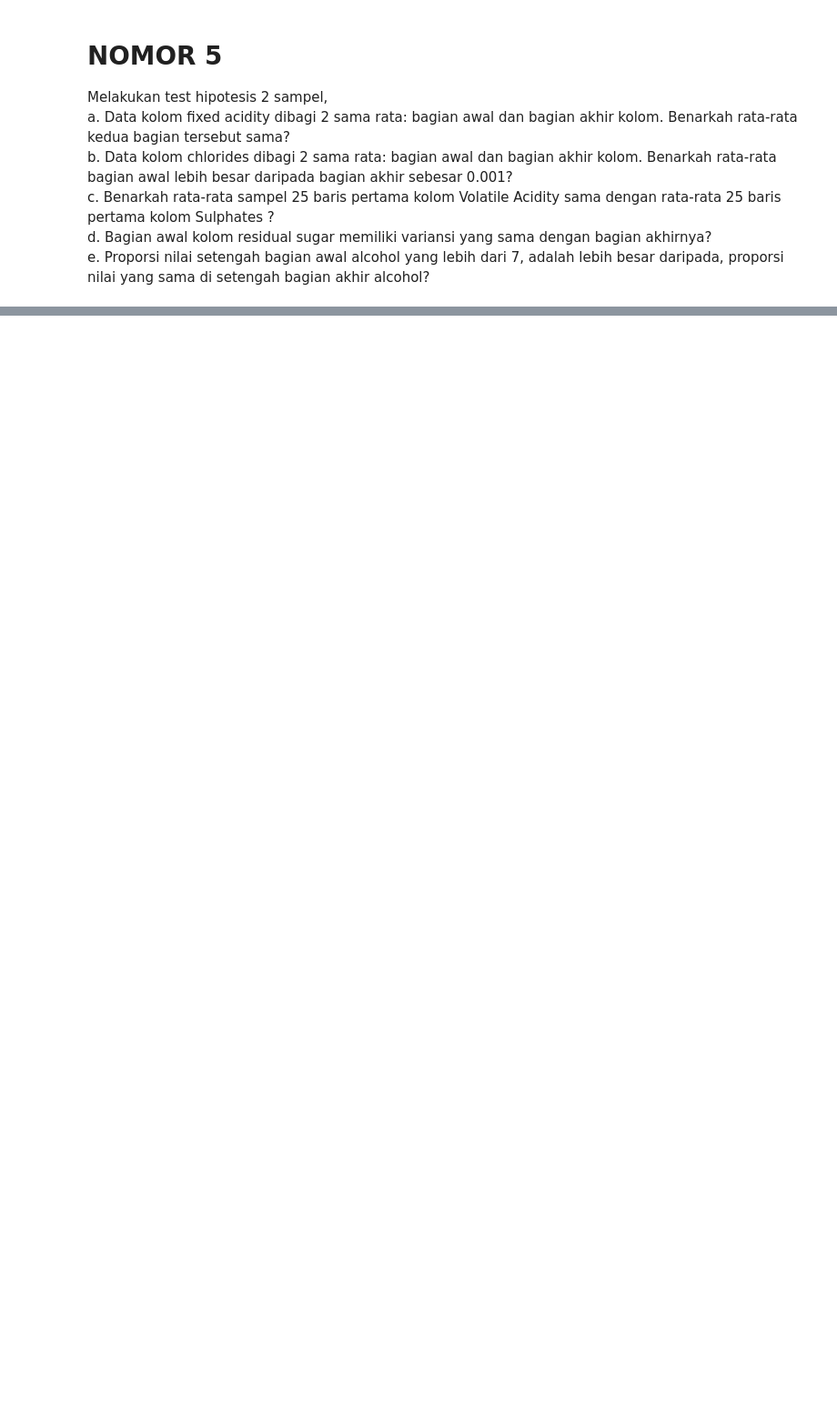
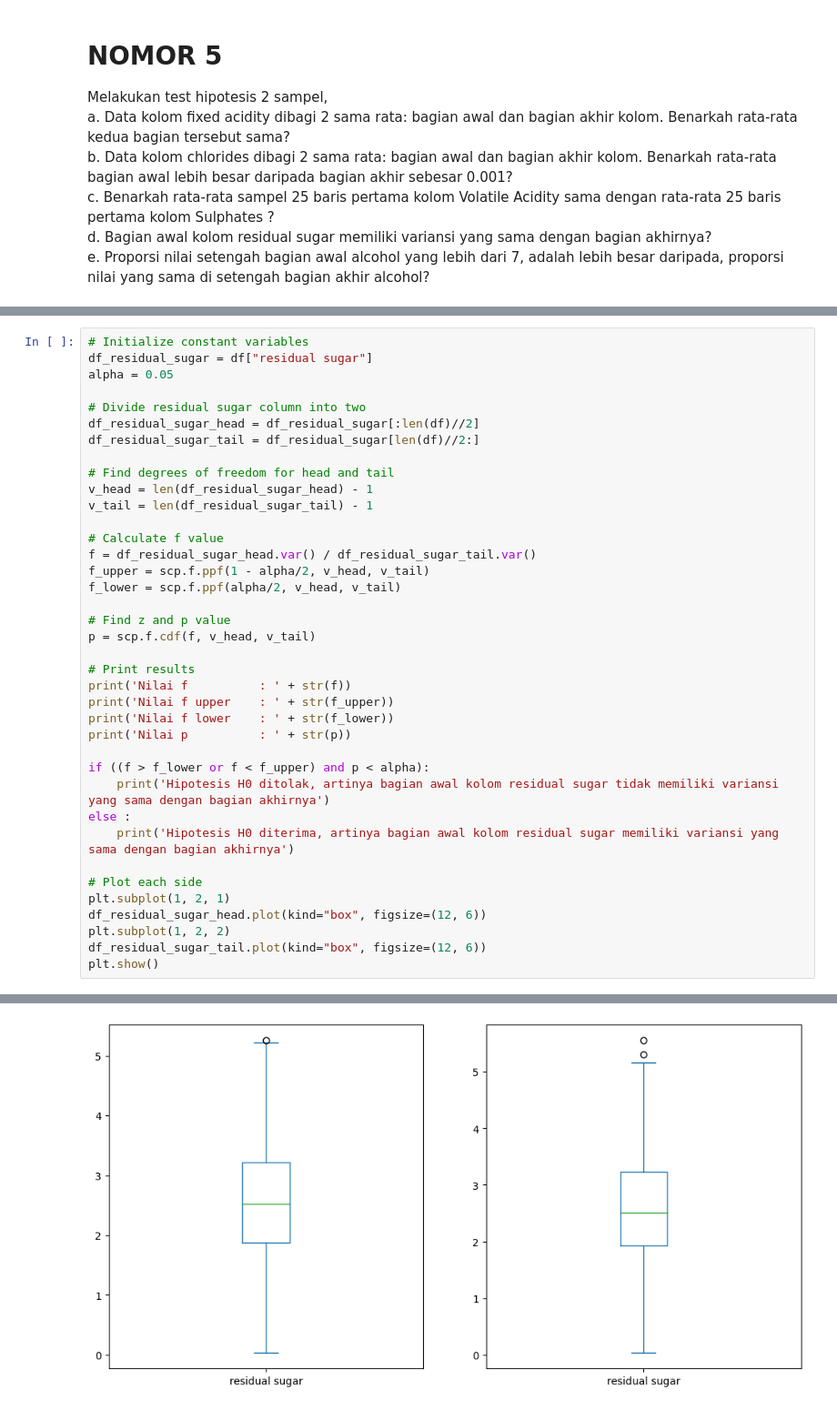
Before and after one commit to JeffreyChow19/probability-statistics, a Jupyter notebook: src/prob-5.ipynb, the cells around one changed output, grey strips where cells are left out. Shown at 91% size. Drawn from its saved outputs; the diff is of its cells as text; blank space fills up the shorter version.

```diff
--- a/src/prob-5.ipynb
+++ b/src/prob-5.ipynb
@@ -23,0 +243,39 @@ df.head()
+# %%
+# Initialize constant variables
+df_residual_sugar = df["residual sugar"]
+alpha = 0.05
+
+# Divide residual sugar column into two
+df_residual_sugar_head = df_residual_sugar[:len(df)//2]
+df_residual_sugar_tail = df_residual_sugar[len(df)//2:]
+
+# Find degrees of freedom for head and tail
+v_head = len(df_residual_sugar_head) - 1
+v_tail = len(df_residual_sugar_tail) - 1
+
+# Calculate f value
+f = df_residual_sugar_head.var() / df_residual_sugar_tail.var()
+f_upper = scp.f.ppf(1 - alpha/2, v_head, v_tail)
+f_lower = scp.f.ppf(alpha/2, v_head, v_tail)
+
+# Find z and p value
+p = scp.f.cdf(f, v_head, v_tail)
+
+# Print results
+print('Nilai f          : ' + str(f))
+print('Nilai f upper    : ' + str(f_upper))
+print('Nilai f lower    : ' + str(f_lower))
+print('Nilai p          : ' + str(p))
+
+if ((f > f_lower or f < f_upper) and p < alpha):
+    print('Hipotesis H0 ditolak, artinya bagian awal kolom residual sugar tidak memiliki variansi yang sama dengan bagian akhirnya')
+else :
+    print('Hipotesis H0 diterima, artinya bagian awal kolom residual sugar memiliki variansi yang sama dengan bagian akhirnya')
+
+# Plot each side
+plt.subplot(1, 2, 1)
+df_residual_sugar_head.plot(kind="box", figsize=(12, 6))
+plt.subplot(1, 2, 2)
+df_residual_sugar_tail.plot(kind="box", figsize=(12, 6))
+plt.show()
+# %% [output]
@@ -23,0 +287 @@ df.head()
+[figure, added]
```
Also changed, not shown: parts of 11 cells of this notebook.
